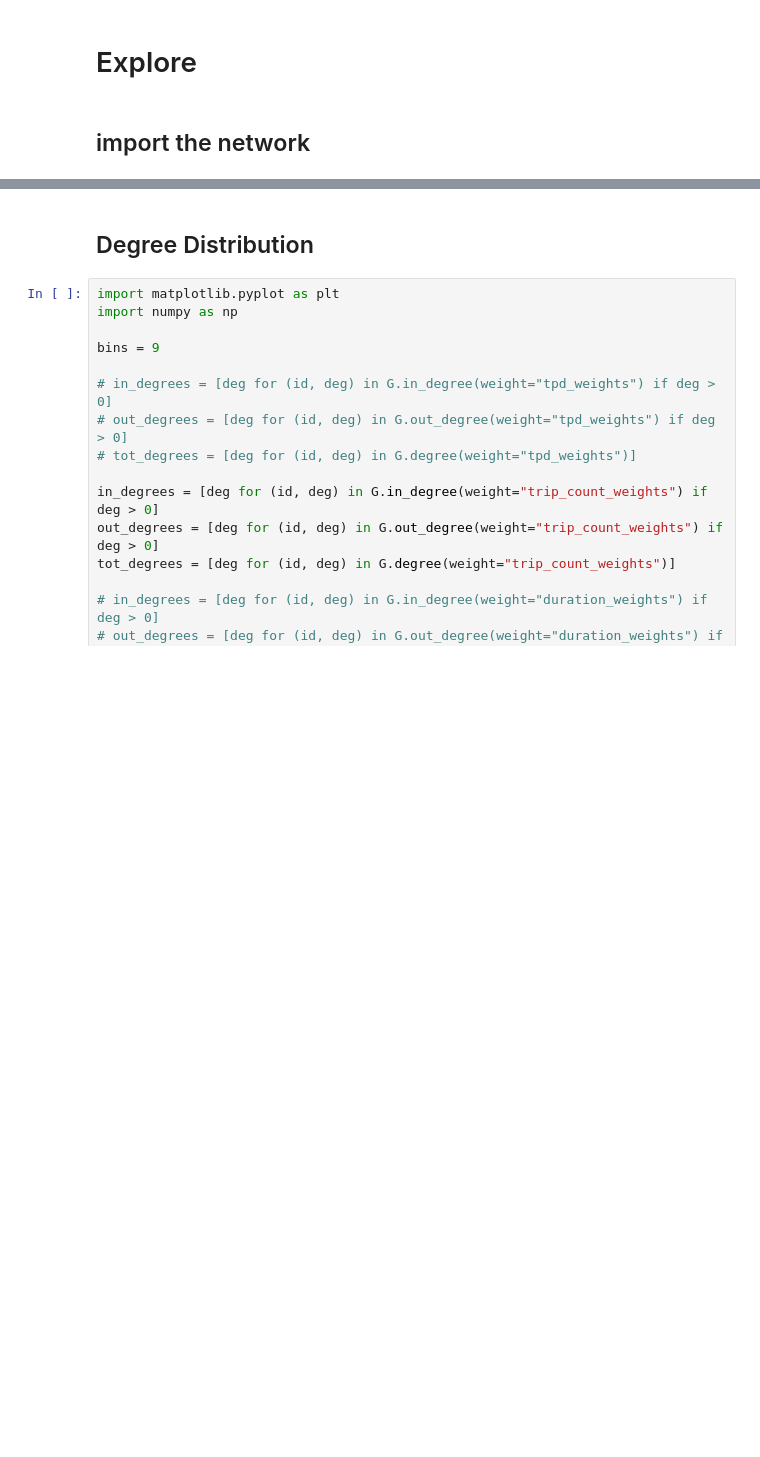
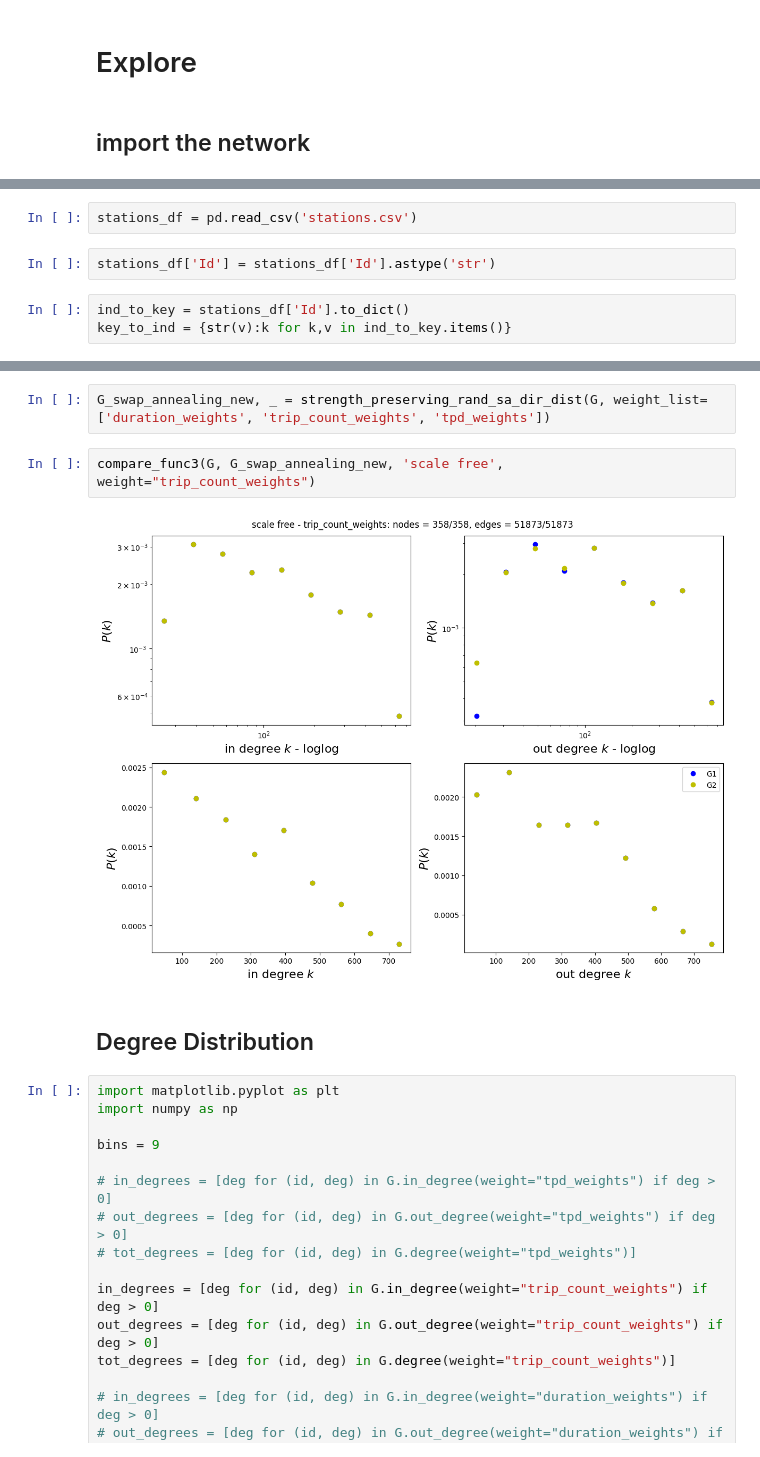
Before and after one commit to Pmoonesi/CPSC672-FundofSocNtwkAnalandDataMining, a Jupyter notebook: Toronto Bike Share Project.ipynb, the cells around one changed output, grey strips where cells are left out. Cells and saved outputs as stored; diff of their text form; blank space fills up the shorter version.

Commit message:
fix edge swap for our real data

```diff
--- a/Toronto Bike Share Project.ipynb
+++ b/Toronto Bike Share Project.ipynb
@@ -857,0 +940,7 @@ G.number_of_nodes(), G.number_of_edges()
+# %%
+stations_df = pd.read_csv('stations.csv')
+# %%
+stations_df['Id'] = stations_df['Id'].astype('str')
+# %%
+ind_to_key = stations_df['Id'].to_dict()
+key_to_ind = {str(v):k for k,v in ind_to_key.items()}
@@ -858,3 +1291,9 @@ G.number_of_nodes(), G.number_of_edges()
+# %%
+G_swap_annealing_new, _ = strength_preserving_rand_sa_dir_dist(G, weight_list=['duration_weights', 'trip_count_weights', 'tpd_weights'])
+# %%
+compare_func3(G, G_swap_annealing_new, 'scale free', weight="trip_count_weights")
+# %% [output]
+[figure, added]
 # %% [markdown]
 ## Degree Distribution
 # %%
```
Also changed, not shown: parts of 12 cells of this notebook, 3 other files.
